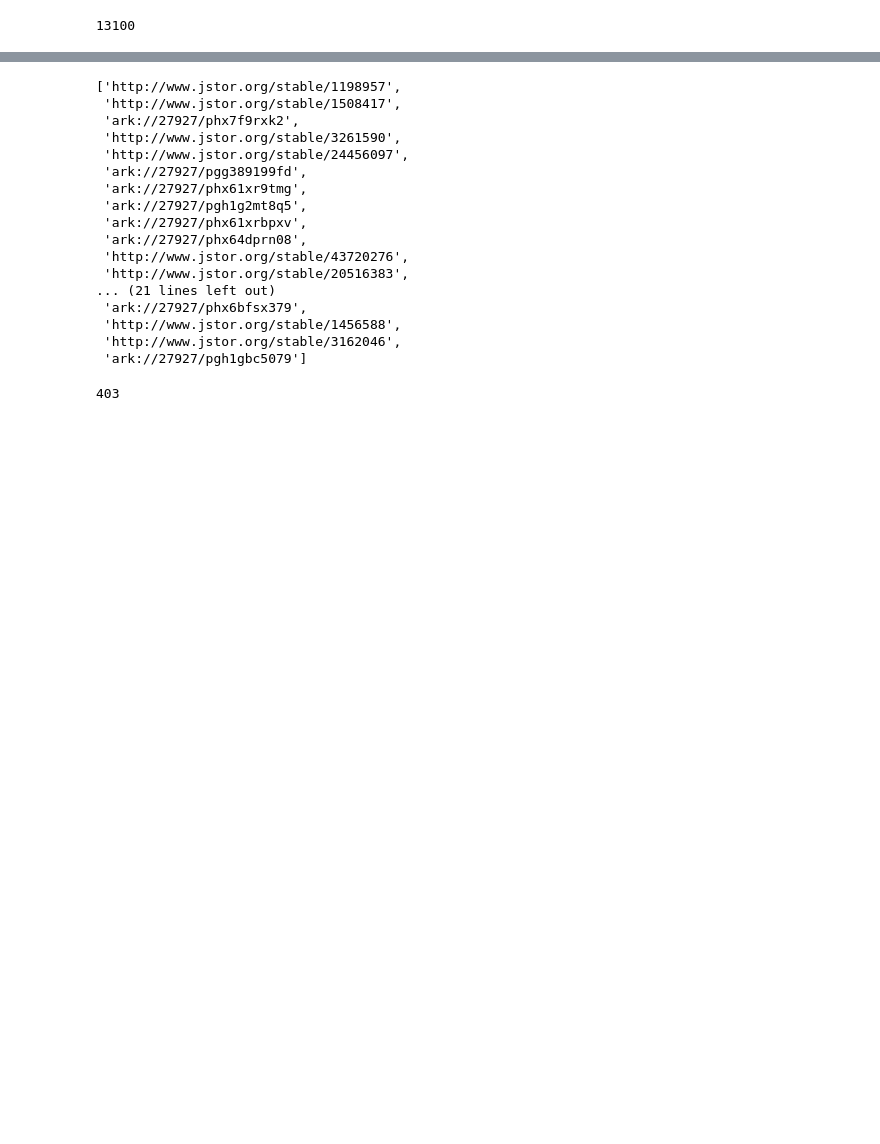
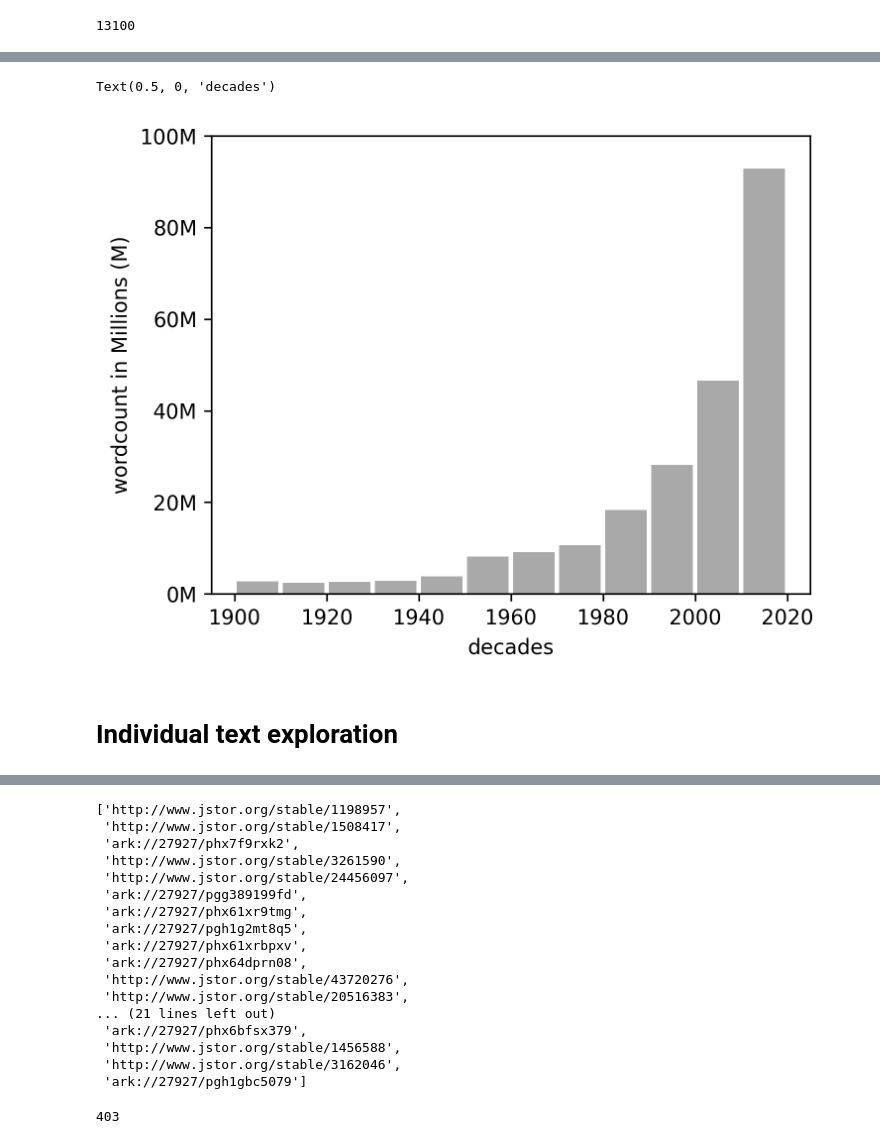
Before and after one commit to kasev/mops, a Jupyter notebook: scripts/2_jstor-metadata-explorations.ipynb, the cells around one changed output, grey strips where cells are left out. Cells and saved outputs as stored; diff of their text form; code cells hidden in the pictures; blank space fills up the shorter version.

```diff
--- a/scripts/2_jstor-metadata-explorations.ipynb
+++ b/scripts/2_jstor-metadata-explorations.ipynb
@@ -132,0 +288,3 @@ sum((mask_articles) & (mask_jstor))
+# %%
+metadata_per_decade = metadata_df.groupby("decade").sum().reset_index()[["decade", "pageCount", "wordCount"]]
+metadata_per_decade
@@ -132,0 +308,15 @@ sum((mask_articles) & (mask_jstor))
+# %%
+matplotlib.rcParams['axes.formatter.useoffset'] = False
+# %%
+fig, ax = plt.subplots(figsize=(5.2,4), dpi=300)
+ax.bar([n+5 for n in metadata_per_decade["decade"]][:-1], metadata_per_decade["wordCount"][:-1], width=9, color="darkgrey")
+#ax.set_yticklabels(ax.get_yticks())
+#ax.get_yaxis().get_major_formatter().set_useOffset(False)
+ax.set_xlim(1895,2025)
+ax.set_yticks(range(0, 120000000, 20000000))
+ax.set_yticklabels([str(n)+"M" for n in range(0, 120, 20)])
+ax.set_ylabel("wordcount in Millions (M)")
+ax.set_xlabel("decades")
+# %% [output]
+Text(0.5, 0, 'decades')
+[figure, added]
@@ -132,0 +325,2 @@ sum((mask_articles) & (mask_jstor))
+# %% [markdown]
+# Individual text exploration
```
Also changed, not shown: parts of 35 cells of this notebook, 7 other files.
